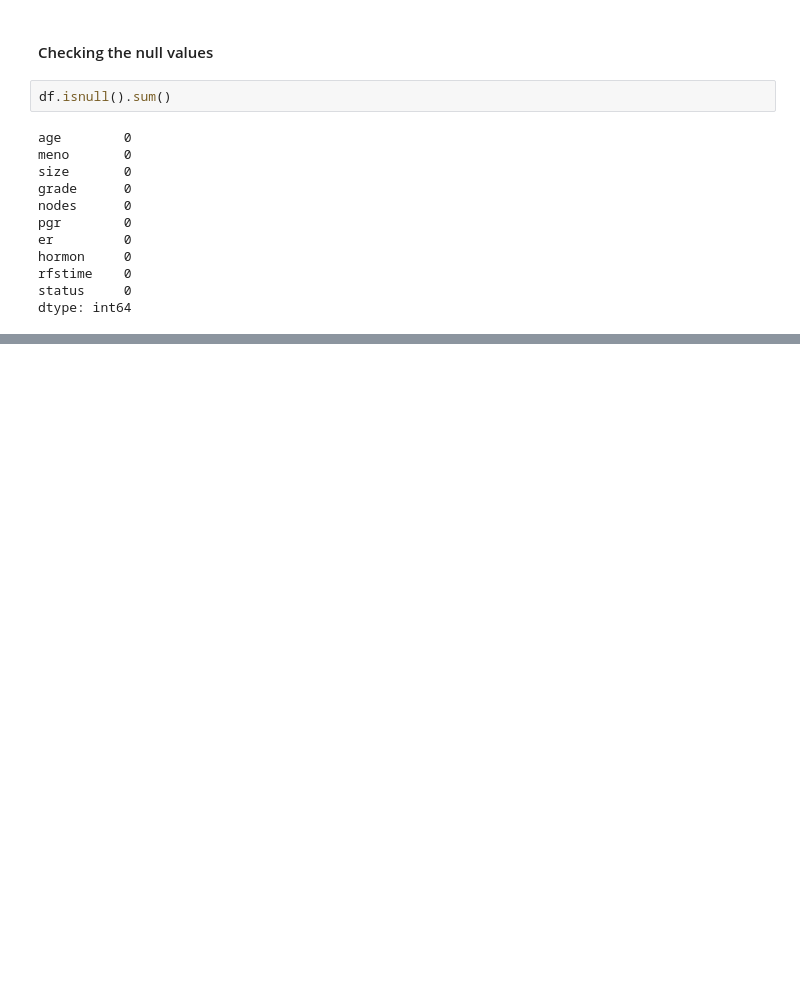
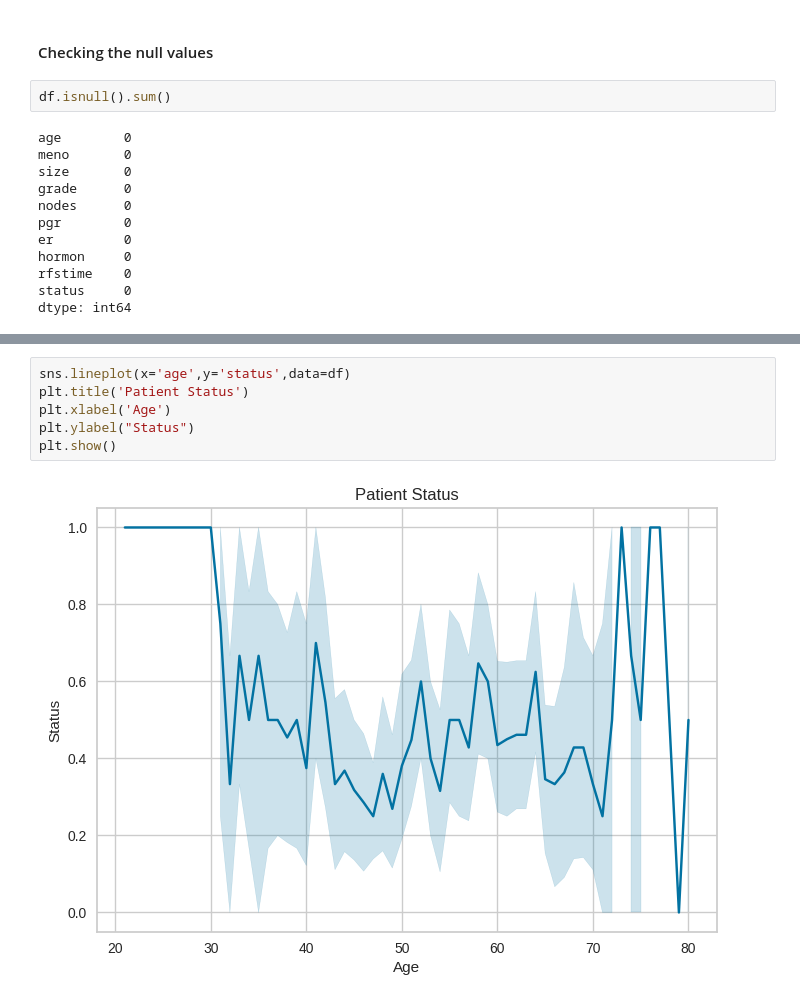
Before and after one commit to INCREDIBLE-AURNOB/Breast-Cancer-Prediction, a Jupyter notebook: Breast_cancer.ipynb, the cells around one changed output, grey strips where cells are left out. Saved outputs shown, nothing was run; the diff lists cells and outputs as text; blank space fills up the shorter version.

```diff
--- a/Breast_cancer.ipynb
+++ b/Breast_cancer.ipynb
@@ -117,0 +120,8 @@ dtype: int64
+# %%
+sns.lineplot(x='age',y='status',data=df)
+plt.title('Patient Status')
+plt.xlabel('Age')
+plt.ylabel("Status")
+plt.show()
+# %% [output]
+[figure, added]
```
Also changed, not shown: parts of 36 cells of this notebook.
